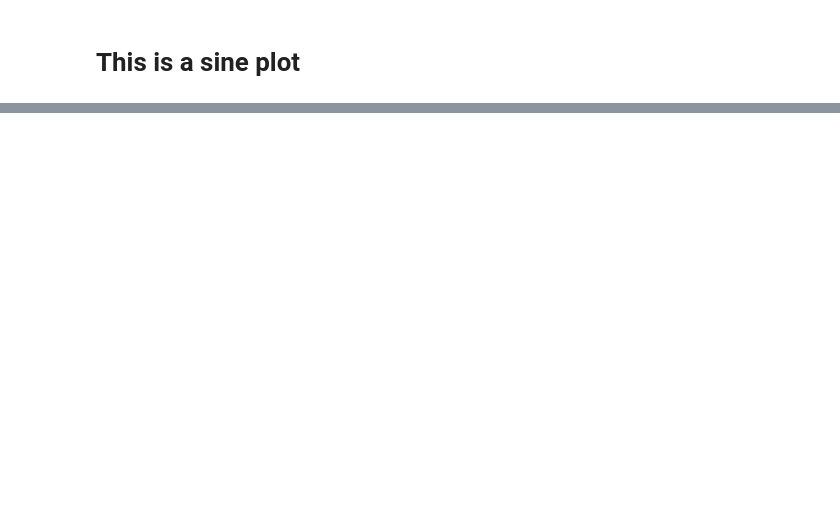
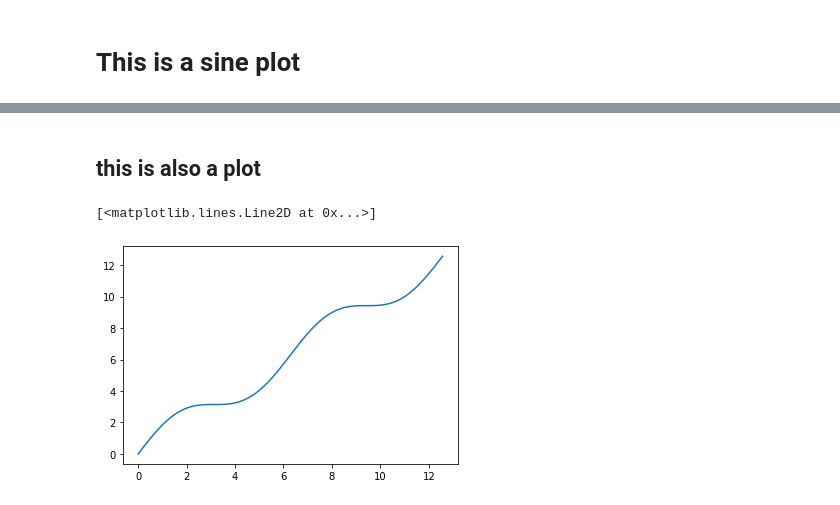
Before and after one commit to ImagingLectures/slidetests, a Jupyter notebook: basics/SlideTests.ipynb, the cells around one changed output, grey strips where cells are left out. Drawn from its saved outputs; the diff is of its cells as text; code cells hidden in the pictures; blank space fills up the shorter version.

```diff
--- a/basics/SlideTests.ipynb
+++ b/basics/SlideTests.ipynb
@@ -55,2 +54,9 @@ plt.plot(x,y)
 [<matplotlib.lines.Line2D at 0x...>]
 [figure]
+# %% [markdown]
+## this is also a plot
+# %%
+plt.plot(x,y+x)
+# %% [output]
+[<matplotlib.lines.Line2D at 0x...>]
+[figure, added]
```
Also changed, not shown: parts of 4 cells of this notebook, 1 other file.
